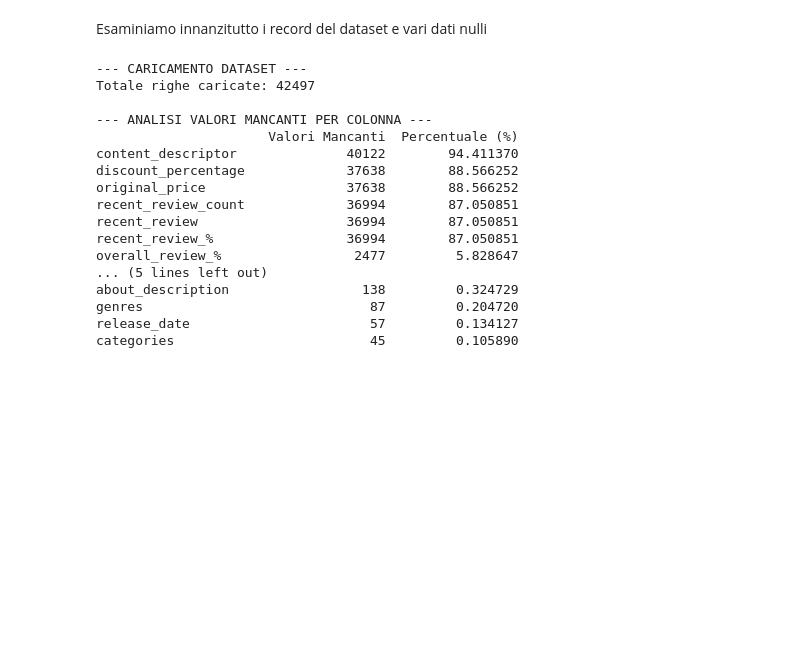
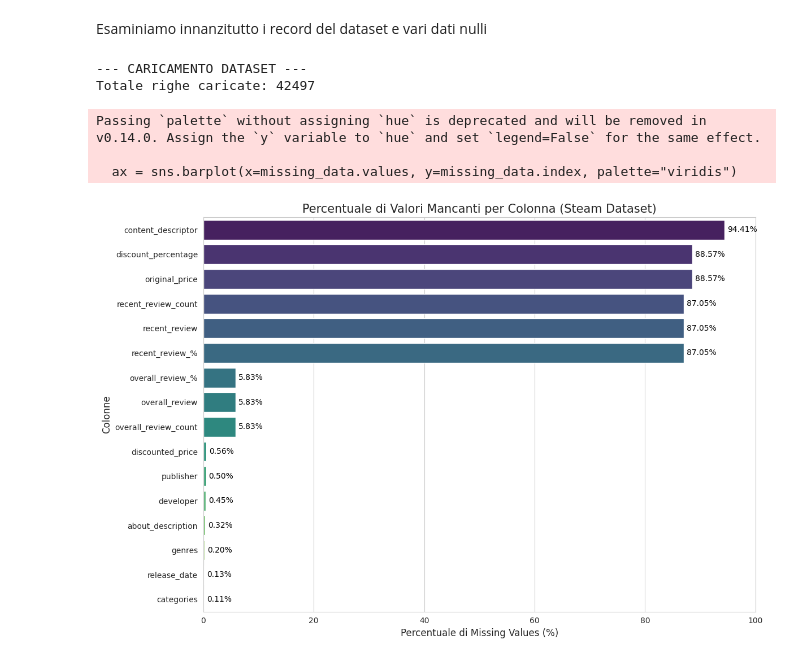
Before and after one commit to MicheleChierchia/ML, a Jupyter notebook: data_analysis.ipynb, the cells around one changed output. Drawn from its saved outputs; the diff is of its cells as text; code cells hidden in the pictures; blank space fills up the shorter version.

```diff
--- a/data_analysis.ipynb
+++ b/data_analysis.ipynb
@@ -3,49 +3,53 @@ Esaminiamo innanzitutto i record del dataset e vari dati nulli
 # %%
 import pandas as pd
 import os
+import matplotlib.pyplot as plt
+import seaborn as sns
 
 # 1. CARICAMENTO DATI
 print("--- CARICAMENTO DATASET ---")
-
-# Definiamo il percorso
 file_path = os.path.join('datasets', 'steam-games.csv')
 
-# Verifichiamo se il file esiste prima di caricarlo
 if os.path.exists(file_path):
     df = pd.read_csv(file_path)
     print(f"Totale righe caricate: {len(df)}")
 
-    # 2. CONTEGGIO VALORI MANCANTI
-    # Spostiamo i calcoli all'interno dell'if, così vengono eseguiti SOLO se df esiste
-    print("\n--- ANALISI VALORI MANCANTI PER COLONNA ---")
+    # 2. CALCOLO VALORI MANCANTI
     missing_count = df.isnull().sum()
     missing_percent = (missing_count / len(df)) * 100
 
-    missing_report = pd.DataFrame({
-        'Valori Mancanti': missing_count,
-        'Percentuale (%)': missing_percent
-    })
+    # Filtriamo solo le colonne che hanno effettivamente dei vuoti
+    missing_data = missing_percent[missing_percent > 0].sort_values(ascending=False)
 
-    print(missing_report[missing_report['Valori Mancanti'] > 0].sort_values(by='Valori Mancanti', ascending=False))
+    if not missing_data.empty:
+        # 3. CREAZIONE DEL GRAFICO
+        plt.figure(figsize=(12, 8))
+        sns.set_style("whitegrid")
+
+        # Creiamo il barplot
+        ax = sns.barplot(x=missing_data.values, y=missing_data.index, palette="viridis")
+
+        # Aggiungiamo etichette e titoli
+        plt.title('Percentuale di Valori Mancanti per Colonna (Steam Dataset)', fontsize=15)
+        plt.xlabel('Percentuale di Missing Values (%)', fontsize=12)
+        plt.ylabel('Colonne', fontsize=12)
+        plt.xlim(0, 100) # Impostiamo il limite a 100% per dare prospettiva
+
+        # Aggiungiamo il valore numerico accanto ad ogni barra
+        for i, v in enumerate(missing_data.values):
+            ax.text(v + 0.5, i, f'{v:.2f}%', color='black', va='center')
+
+        plt.tight_layout()
+        plt.show()
+    else:
+        print("\nOttimo! Non ci sono valori mancanti nel dataset.")
 
 else:
     print(f"ERRORE CRITICO: Il file '{file_path}' non è stato trovato.")
-    print("Controlla che la cartella si chiami esattamente 'dataset' e il file 'steam-games.csv'.")
 # %% [output]
 --- CARICAMENTO DATASET ---
 Totale righe caricate: 42497
-
---- ANALISI VALORI MANCANTI PER COLONNA ---
-                      Valori Mancanti  Percentuale (%)
-content_descriptor              40122        94.411370
-discount_percentage             37638        88.566252
-original_price                  37638        88.566252
-recent_review_count             36994        87.050851
-recent_review                   36994        87.050851
-recent_review_%                 36994        87.050851
-overall_review_%                 2477         5.828647
-... (5 lines left out)
-about_description                 138         0.324729
-genres                             87         0.204720
-release_date                       57         0.134127
-categories                         45         0.105890
+Passing `palette` without assigning `hue` is deprecated and will be removed in v0.14.0. Assign the `y` variable to `hue` and set `legend=False` for the same effect.
+
+  ax = sns.barplot(x=missing_data.values, y=missing_data.index, palette="viridis")
+[figure, added]
```
Also changed, not shown: 2 other files.
